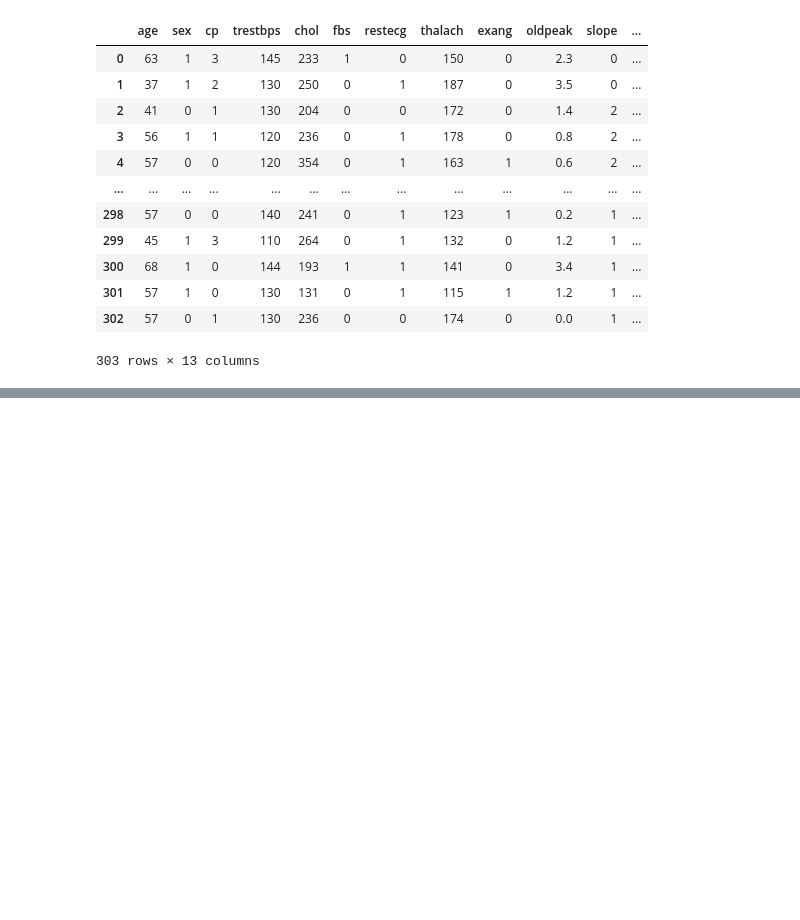
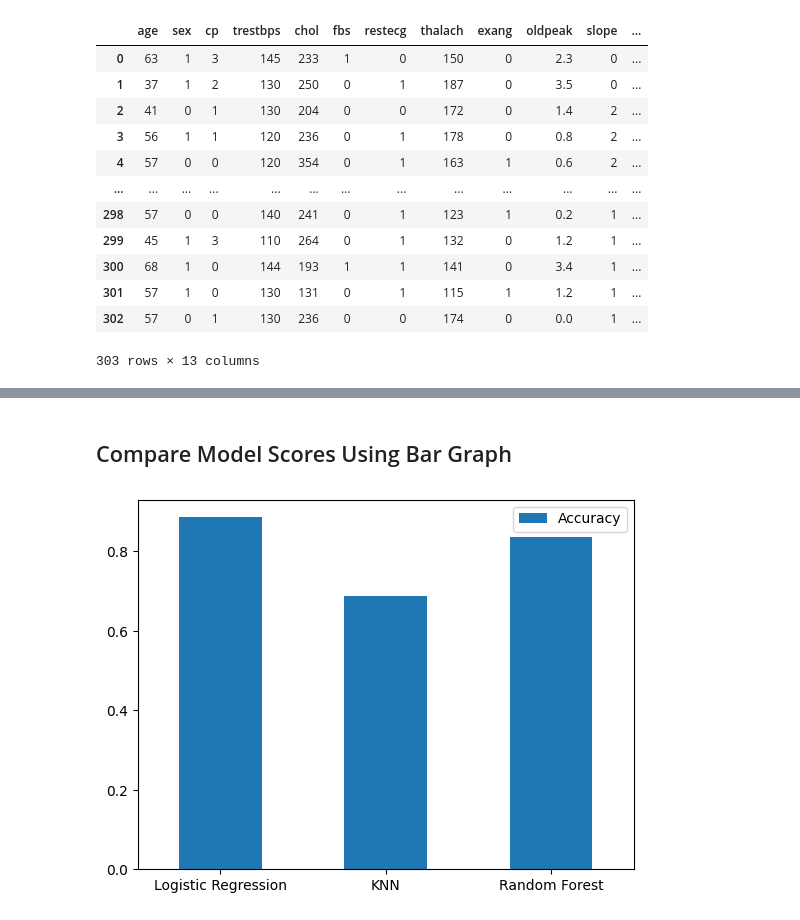
Before and after one commit to Ovaserashid/heart-disease-prediction, a Jupyter notebook: notebooks/main.ipynb, the cells around one changed output, grey strips where cells are left out. Cells and saved outputs as stored; diff of their text form; code cells hidden in the pictures; blank space fills up the shorter version.

```diff
--- a/notebooks/main.ipynb
+++ b/notebooks/main.ipynb
@@ -264,0 +271,39 @@ X_train
+# %%
+# Put models in a dictionary
+models = {"Logistic Regression": LogisticRegression(),
+          "KNN": KNeighborsClassifier(),
+          "Random Forest": RandomForestClassifier()}
+
+# Create a function to fit and score models
+def fit_and_score(models, X_train, X_test, y_train, y_test):
+    """
+    Fits and evaluates given machine learning models.
+    models: a dict of different Scikit-Learn machine learning models
+    X_train: training data (no labels)
+    X_test: testing data (no labels)
+    y_train: training labels
+    y_test: test labels
+    """
+
+    # Set random seed
+    np.random.seed(42)
+
+    # Make a dictionary to keep model scores
+    model_scores = {}
+
+    # Loop through models
+    for name, model in models.items():
+        # Fit the model to the data
+        model.fit(X_train, y_train)
+
+        # Evaluate the model and append its score to model_scores
+        model_scores[name] = model.score(X_test, y_test)
+    return model_scores
+# %%
+# Get the socres of the models
+model_scores = fit_and_score(models = models,
+                             X_train=X_train,
+                             X_test=X_test,
+                             y_train=y_train,
+                             y_test=y_test)
+model_scores
@@ -264,0 +322,8 @@ X_train
+# %% [markdown]
+## Compare Model Scores Using Bar Graph
+# %%
+model_compare = pd.DataFrame(model_scores, index=['Accuracy'])
+model_compare.T.plot(kind='bar')
+plt.xticks(rotation=0);
+# %% [output]
+[figure, added]
```
Also changed, not shown: parts of 3 cells of this notebook.
